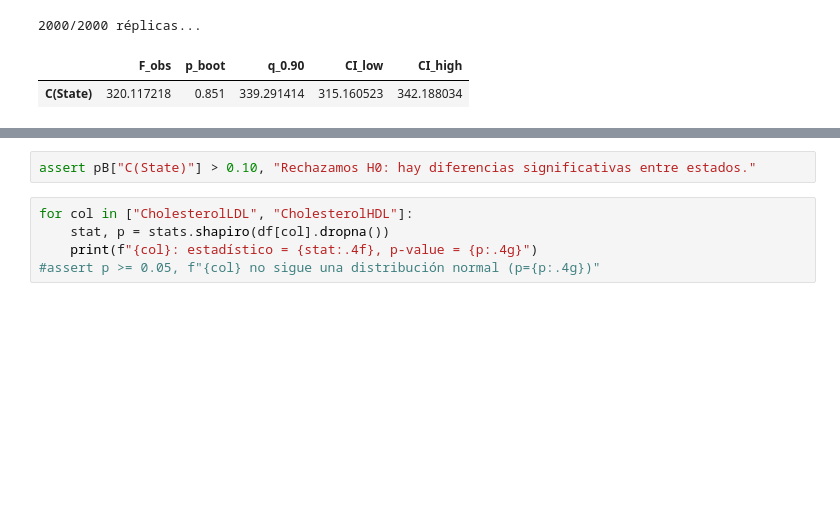
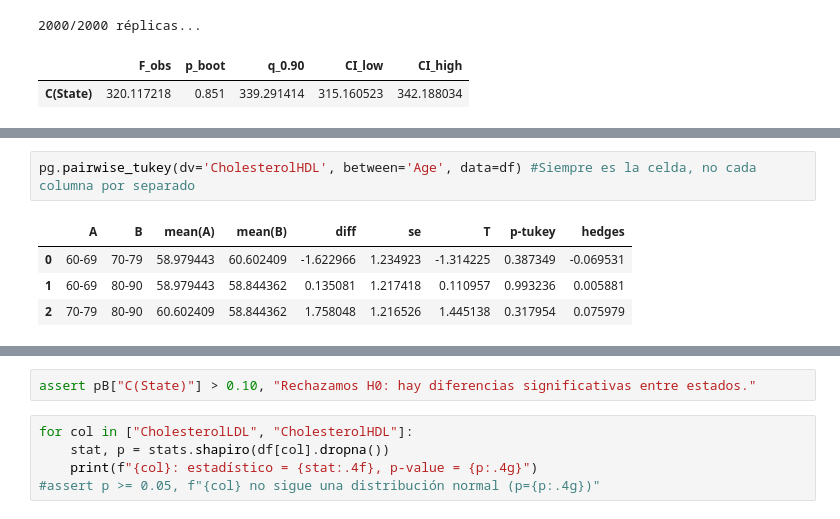
Before and after one commit to Bioestadistica-2025-2/Proyecto-Final, a Jupyter notebook: final_code.ipynb, the cells around one changed output, grey strips where cells are left out. Saved outputs shown, nothing was run; the diff lists cells and outputs as text; blank space fills up the shorter version.

```diff
--- a/final_code.ipynb
+++ b/final_code.ipynb
@@ -182,0 +219,7 @@ resumen
+# %%
+pg.pairwise_tukey(dv='CholesterolHDL', between='Age', data=df) #Siempre es la celda, no cada columna por separado
+# %% [output]
+|  | A | B | mean(A) | mean(B) | diff | se | T | p-tukey | hedges |
+| 0 | 60-69 | 70-79 | 58.979443 | 60.602409 | -1.622966 | 1.234923 | -1.314225 | 0.387349 | -0.069531 |
+| 1 | 60-69 | 80-90 | 58.979443 | 58.844362 | 0.135081 | 1.217418 | 0.110957 | 0.993236 | 0.005881 |
+| 2 | 70-79 | 80-90 | 60.602409 | 58.844362 | 1.758048 | 1.216526 | 1.445138 | 0.317954 | 0.075979 |
```
Also changed, not shown: parts of 7 cells of this notebook.
